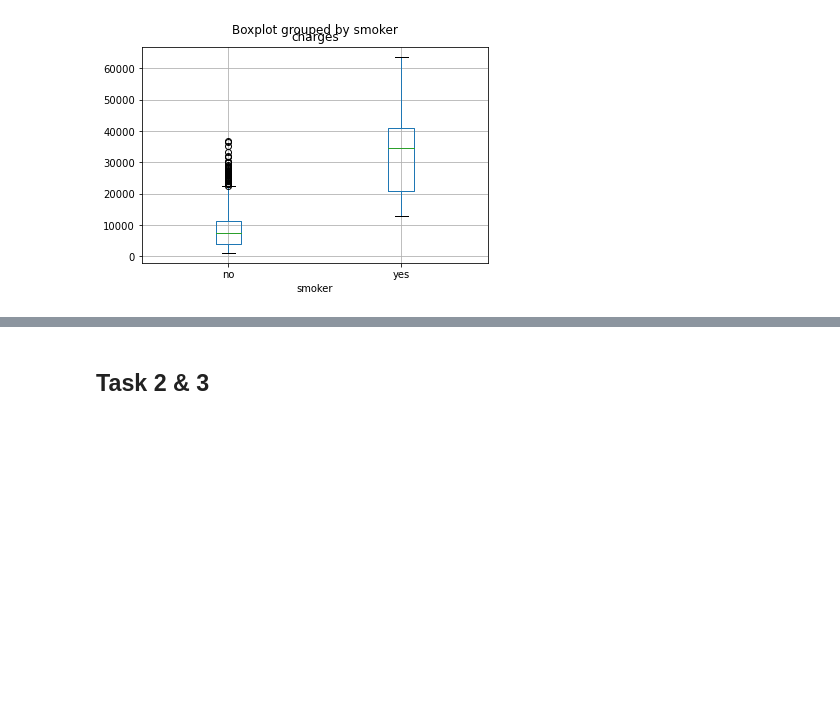
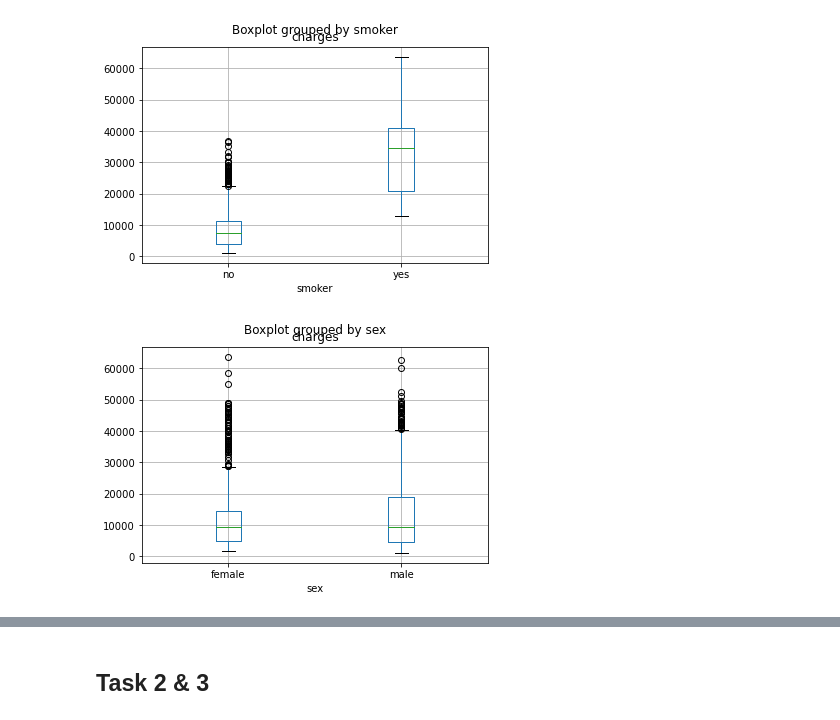
Before and after one commit to data301-2021-winter1/project-group60-project, a Jupyter notebook: notebooks/analysis1.ipynb, the cells around one changed output, grey strips where cells are left out. Saved outputs shown, nothing was run; the diff lists cells and outputs as text; code cells hidden in the pictures; blank space fills up the shorter version.

```diff
--- a/notebooks/analysis1.ipynb
+++ b/notebooks/analysis1.ipynb
@@ -135,3 +138,9 @@ boxplot.plot()
 plt.show()
 # %% [output]
 [figure]
+# %%
+boxplot = df.boxplot(column=['charges'],by="sex")
+boxplot.plot()
+plt.show()
+# %% [output]
+[figure, added]
```
Also changed, not shown: parts of 14 cells of this notebook, 1 other file.
